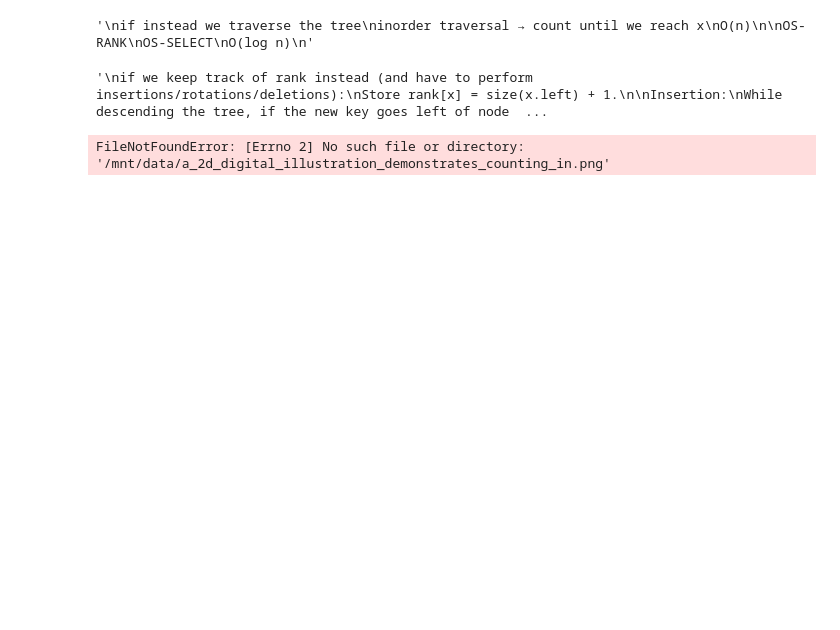
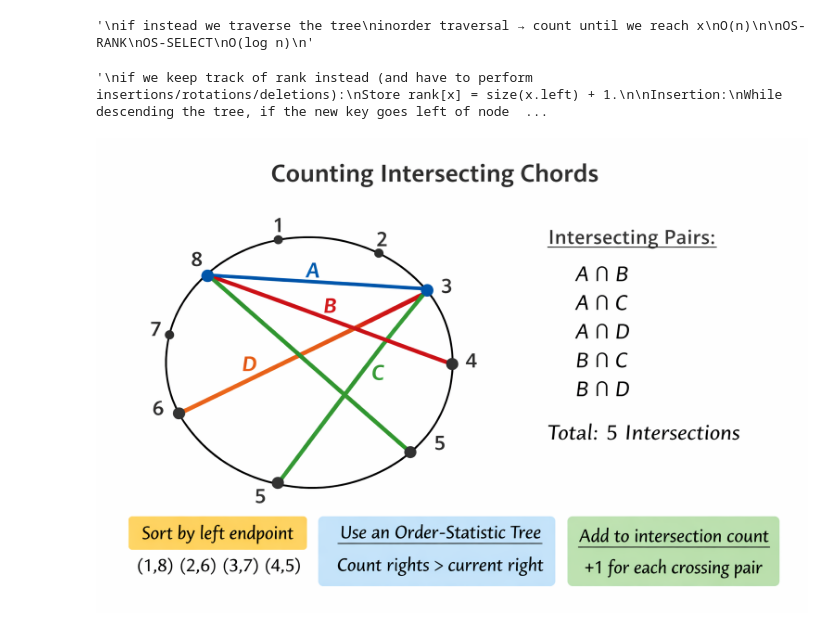
Before and after one commit to sciencemath/algorithms, a Jupyter notebook: book/augmenting_data_structures.ipynb, the cells around one changed output. Drawn from its saved outputs; the diff is of its cells as text; code cells hidden in the pictures; blank space fills up the shorter version.

```diff
--- a/book/augmenting_data_structures.ipynb
+++ b/book/augmenting_data_structures.ipynb
@@ -203,13 +203,13 @@ def count_inversions(A):
 # %%
 from IPython.display import Image, display
 
 # Path to the image
-img_path = "/mnt/data/a_2d_digital_illustration_demonstrates_counting_in.png"
+img_path = "./mnt/data/intersections.png"
 
 # Display the image
 display(Image(filename=img_path))
 # %% [output]
-FileNotFoundError: [Errno 2] No such file or directory: '/mnt/data/a_2d_digital_illustration_demonstrates_counting_in.png'
+[figure, added]
 # %%
 def count_chord_intersections(chords):
     # chords = list of (start, end)
```
Also changed, not shown: parts of 1 cell of this notebook, 2 other files.
